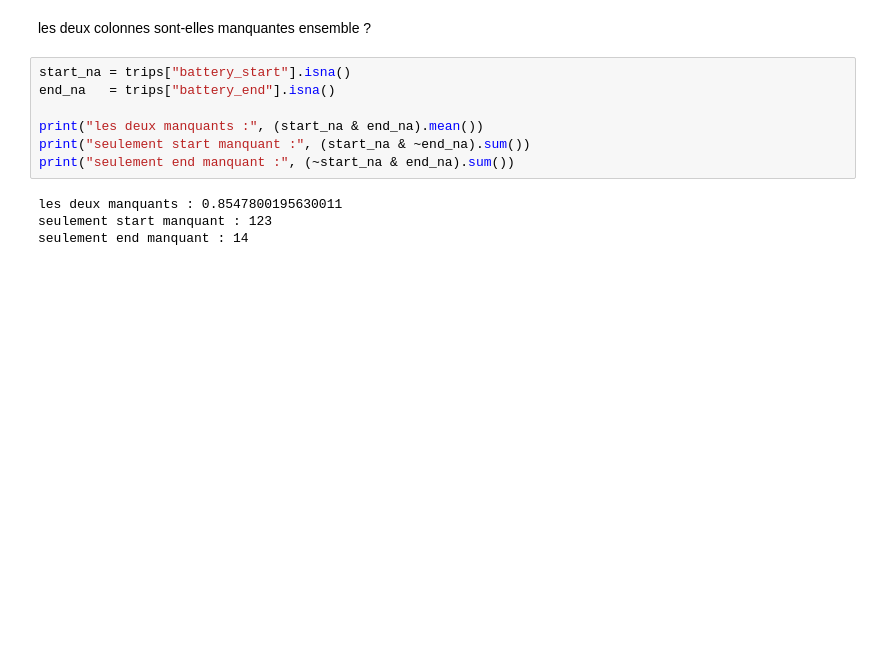
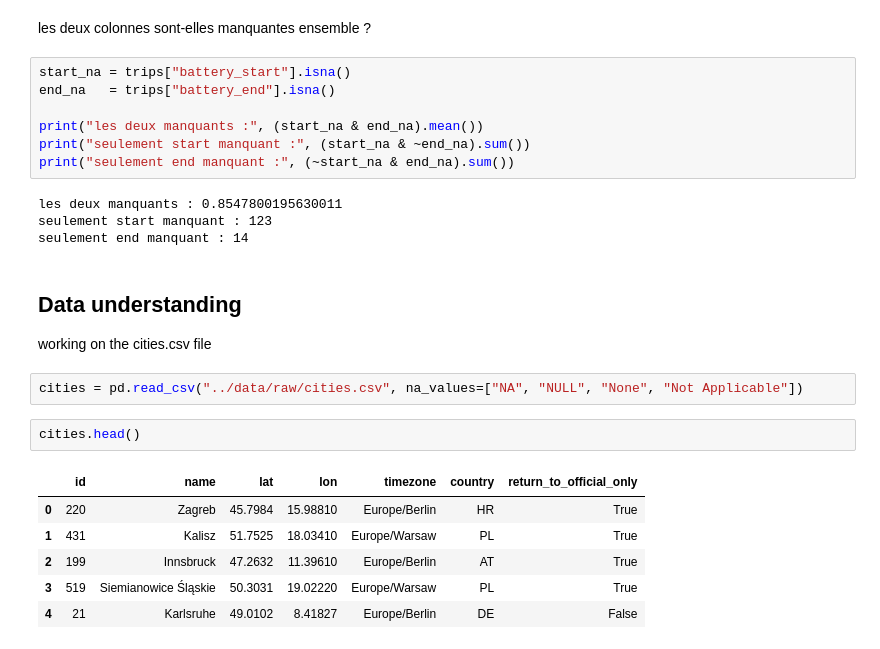
Before and after one commit to Fati349/FML-Challenge, a Jupyter notebook: notebooks/01_exploration.ipynb, the cells around one changed output. Drawn from its saved outputs; the diff is of its cells as text; blank space fills up the shorter version.

```diff
--- a/notebooks/01_exploration.ipynb
+++ b/notebooks/01_exploration.ipynb
@@ -271,3 +271,17 @@ print("seulement end manquant :", (~start_na & end_na).sum())
 les deux manquants : 0.8547800195630011
 seulement start manquant : 123
 seulement end manquant : 14
+# %% [markdown]
+## Data understanding
+working on the cities.csv file
+# %%
+cities = pd.read_csv("../data/raw/cities.csv", na_values=["NA", "NULL", "None", "Not Applicable"])
+# %%
+cities.head()
+# %% [output]
+|  | id | name | lat | lon | timezone | country | return_to_official_only |
+| 0 | 220 | Zagreb | 45.7984 | 15.98810 | Europe/Berlin | HR | True |
+| 1 | 431 | Kalisz | 51.7525 | 18.03410 | Europe/Warsaw | PL | True |
+| 2 | 199 | Innsbruck | 47.2632 | 11.39610 | Europe/Berlin | AT | True |
+| 3 | 519 | Siemianowice Śląskie | 50.3031 | 19.02220 | Europe/Warsaw | PL | True |
+| 4 | 21 | Karlsruhe | 49.0102 | 8.41827 | Europe/Berlin | DE | False |
```
Also changed, not shown: parts of 9 cells of this notebook.
